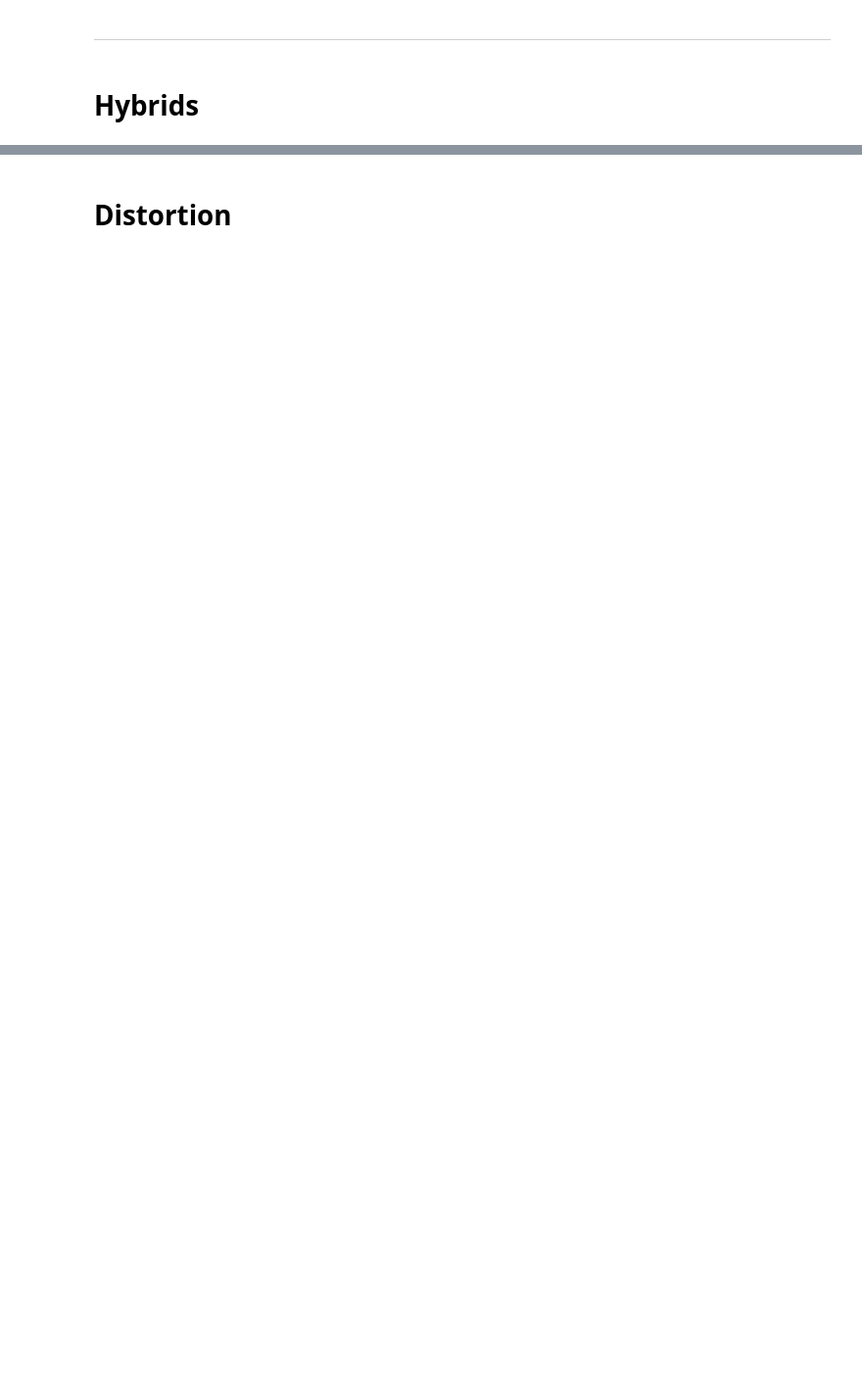
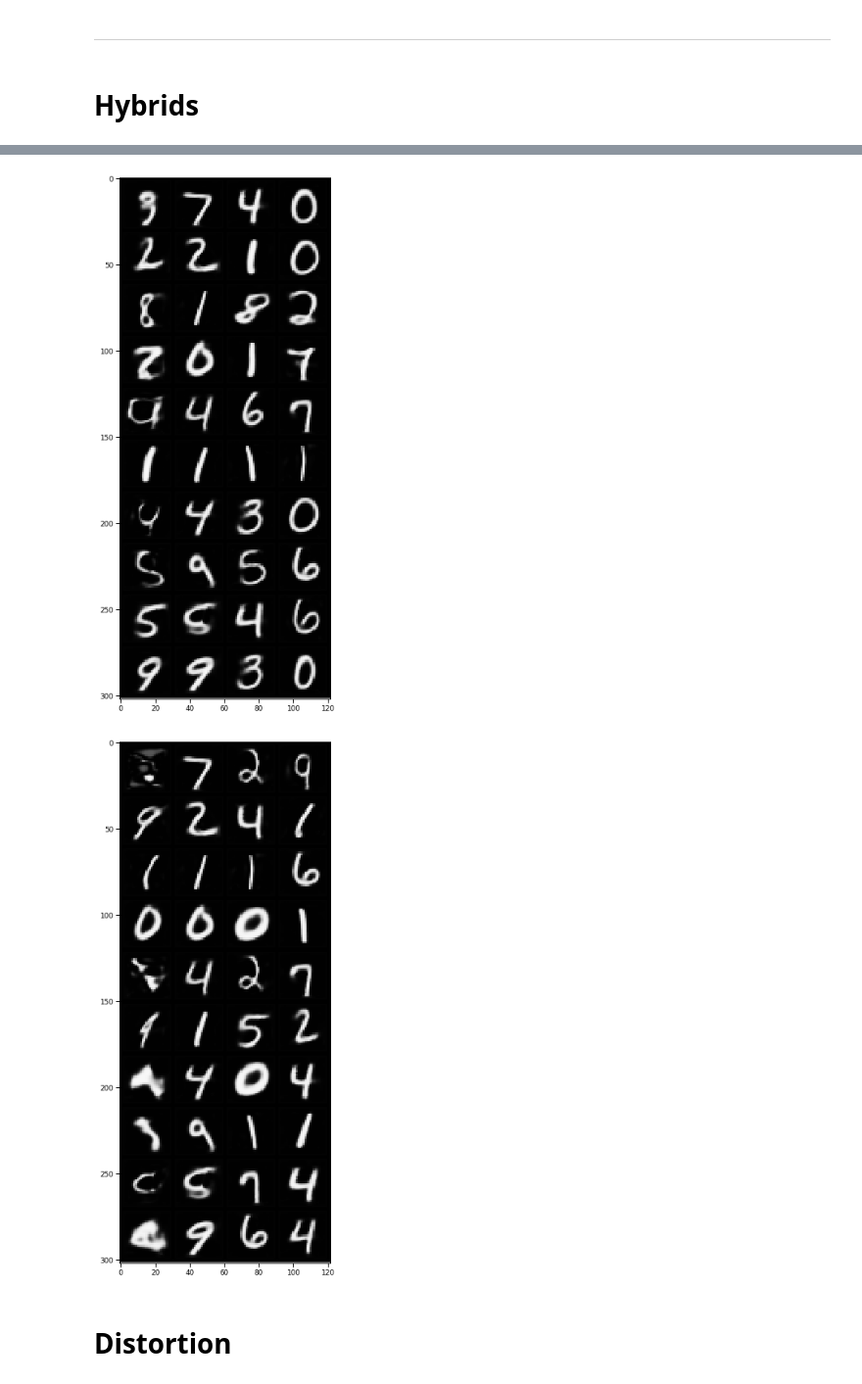
Before and after one commit to GiuliaLanzillotta/CausalAE, a Jupyter notebook: visualisations/LatentPlots.ipynb, the cells around one changed output, grey strips where cells are left out. Shown: that part at 98% size. Drawn from its saved outputs; the diff is of its cells as text; code cells hidden in the pictures; blank space fills up the shorter version.

```diff
--- a/visualisations/LatentPlots.ipynb
+++ b/visualisations/LatentPlots.ipynb
@@ -38,10 +39,11 @@ from visualisations import visualise_data, visualise_model
 # %% [markdown]
 # Hybrids
 # %%
-params = {"model_name":"BaseSAE"
-          "model_version":"standardS"
+params = {"model_name":"RSAE",
+          "model_version":"standardS",
           "data" : "MNIST"}
 # %%
 # load handler
 handler = VisualModelHandler.from_config(**params)
+handler.config["logging_params"]["save_dir"] = "./logs"
 handler.load_checkpoint()
@@ -48,17 +68,20 @@ handler.load_checkpoint()
 # %%
 res = handler.plot_model(do_originals=False, do_reconstructions=False,
                          do_random_samples=False, do_traversals=False,
                          do_hybrisation=True, first=False)
 fig = res['hybrids']
-fname = fig_path / "hybridsLow"+params["model_name"]+".png"
+fname = fig_path / ("hybridsLow"+params["model_name"]+".png")
 fig.savefig(fname)
 
 res = handler.plot_model(do_originals=False, do_reconstructions=False,
                          do_random_samples=False, do_traversals=False,
                          do_hybrisation=True, first=True)
 fig = res['hybrids']
-fname = fig_path / "hybridsHigh"+params["model_name"]+".png"
+fname = fig_path / ("hybridsHigh"+params["model_name"]+".png")
 fig.savefig(fname)
+# %% [output]
+[figure, added]
+[figure, added]
 # %% [markdown]
 # Distortion
 # %%
```
Also changed, not shown: parts of 8 cells of this notebook, 5 other files.
